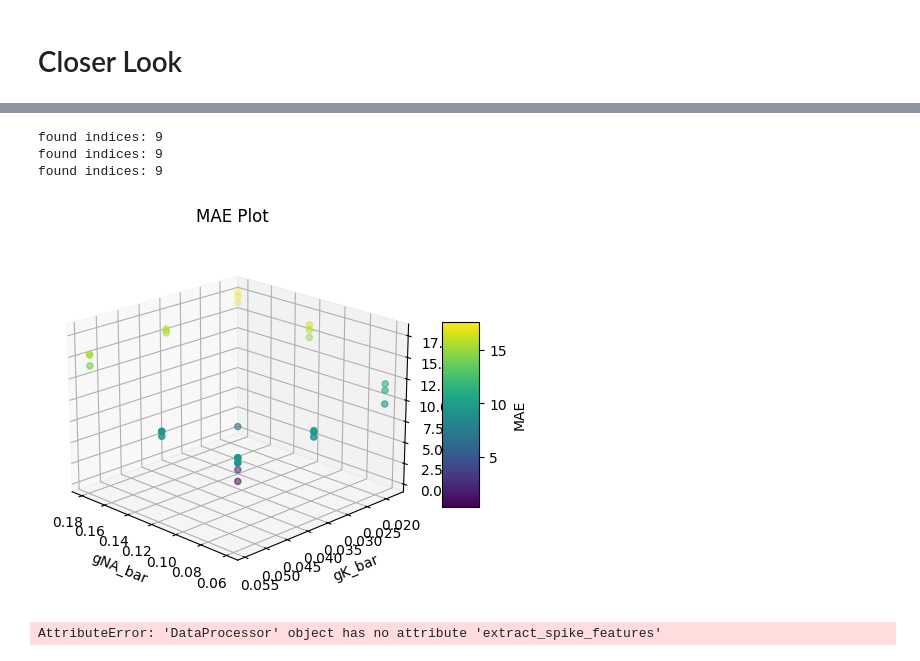
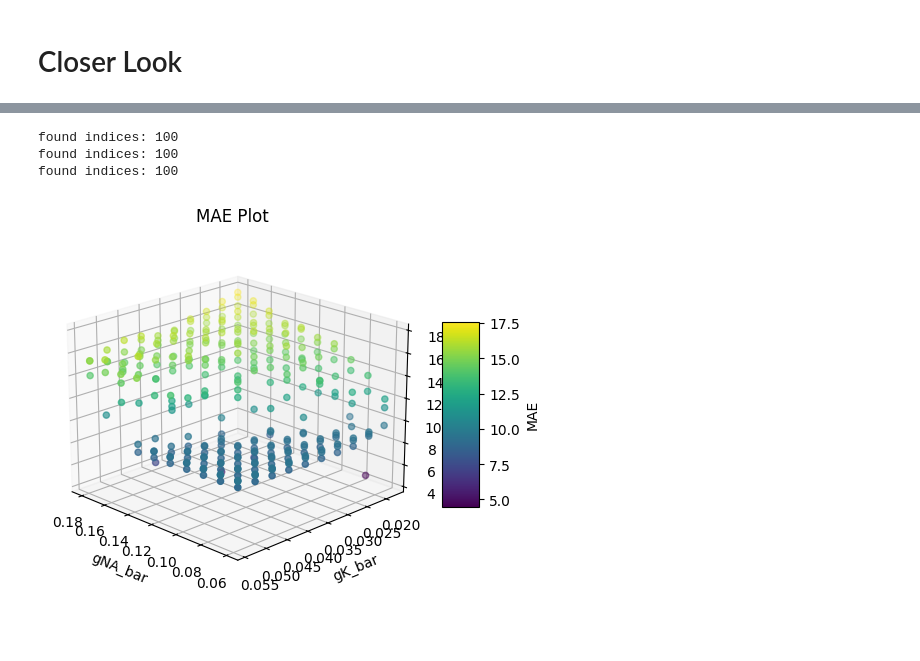
Before and after one commit to V-Marco/ACT, a Jupyter notebook: spiker_seg.ipynb, the cells around one changed output, grey strips where cells are left out. Cells and saved outputs as stored; diff of their text form; code cells hidden in the pictures.

```diff
--- a/spiker_seg.ipynb
+++ b/spiker_seg.ipynb
@@ -5,8 +5,10 @@ from act.SyntheticGenerator import SyntheticGenerator
 from act.act_types import SimParams, OptimizationParameters
 from act.cell_model import TargetCell, ModuleParameters
 
-random_seed = 42
-module_name = f"spiker_seg/{random_seed}"
+random_seed = 47
+num_slices = 10
+module_name = f"spiker_seg_sl-{num_slices}/{random_seed}"
+module_name = "output/" + module_name
 
 target_cell = TargetCell(
     hoc_file="/home/mwsrgf/proj/ACT/data/Spiker/seg/template.hoc",
@@ -295,14 +236,13 @@ Smallest MAE values (gNa, gK, MAE):
 # %%
 from act import ACTPlot as actplt
 
 actplt.plot_training_v_mae_scatter_spiker_cell(
-    f"./model/{module_name}/target/combined_out.npy",
-    f"./model/{module_name}/train/combined_out.npy",
+    module_name,
     sim_par['CI_delay'],
     sim_par['h_dt']
 )
 # %% [output]
-found indices: 9
-found indices: 9
-found indices: 9
+found indices: 100
+found indices: 100
+found indices: 100
-[figure, old version]
+[figure, new version]
@@ -347,24 +248,0 @@ def extract_spike_features(traces, spike_threshold = 0, num_spikes=20, dt=1):
-# %%
-import numpy as np
-from act.DataProcessor import DataProcessor
-
-dp = DataProcessor()
-
-dataset = np.load("/home/mwsrgf/proj/ACT/model/spiker_seg/22/train/combined_out.npy")
-
-V = dataset[:,:,0]
-sample = 26
-
-num_of_spikes, spike_times, interspike_intervals, min_spike_height, max_spike_height = dp.extract_spike_features(V, spike_threshold=0, num_spikes=20, dt=0.1)
-
-print(num_of_spikes)
-print(spike_times)
-print(interspike_intervals)
-print(min_spike_height)
-print(max_spike_height)
-
-from matplotlib import pyplot as plt
-
-plt.plot(V[sample])
-# %% [output]
-AttributeError: 'DataProcessor' object has no attribute 'extract_spike_features'
```
Also changed, not shown: parts of 15 cells of this notebook, 7 other files.
